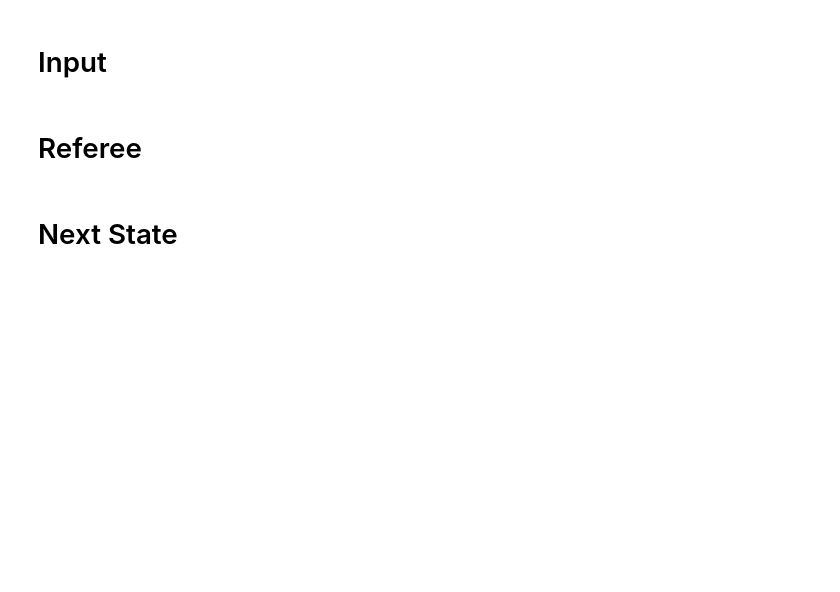
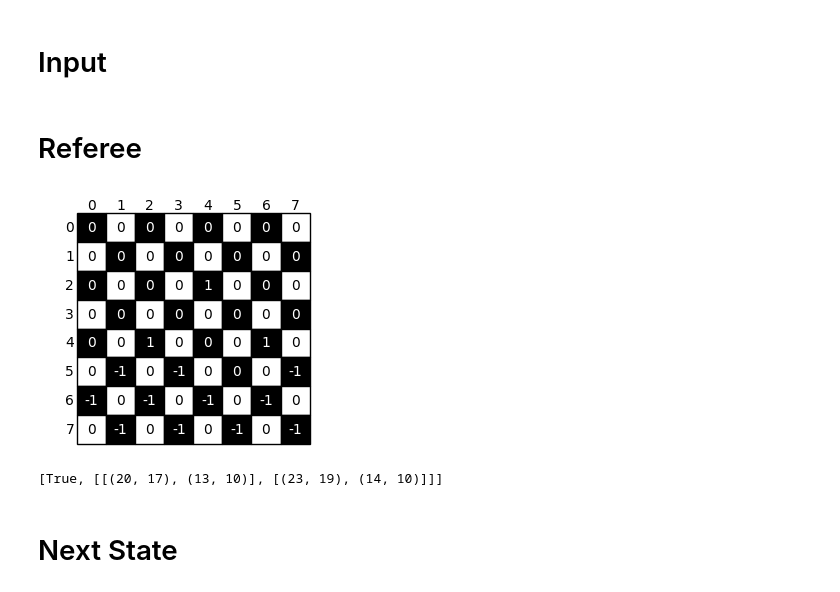
Before and after one commit to federicoschiaffino/Eldo, a Jupyter notebook: Eldo/Game.ipynb, the cells around one changed output. Saved outputs shown, nothing was run; the diff lists cells and outputs as text; code cells hidden in the pictures; blank space fills up the shorter version.

```diff
--- a/Eldo/Game.ipynb
+++ b/Eldo/Game.ipynb
@@ -1529,6 +1529,16 @@ def referee(action_space, full_state):#full_state to be called with baseline_gam
             return [False, 0]
     else:
         return [False, 0]
+# %%
+agent = -1 #white
+board = np.array([0,0,0,0,0,0,0,0,0,0,1,0,0,0,0,0,0,1,0,1,-1,-1,0,-1,-1,-1,-1,-1,-1,-1,-1,-1])#initial board
+state = [board,agent]# -> list with state
+#full_state = [board,agent,(8,12)] # -> initializes the full_state variable which is changed in the baseline
+visualize([board, 1])
+referee(action_space, [board, -1, (23,19)])
+# %% [output]
+[figure, added]
+[True, [[(20, 17), (13, 10)], [(23, 19), (14, 10)]]]
 # %% [markdown]
 # Next State
 # %%
```
Also changed, not shown: 7 other files.
